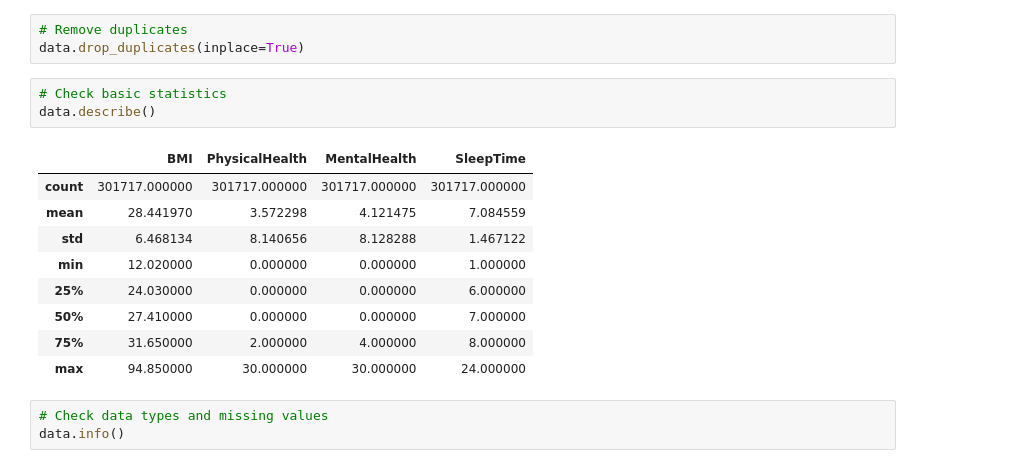
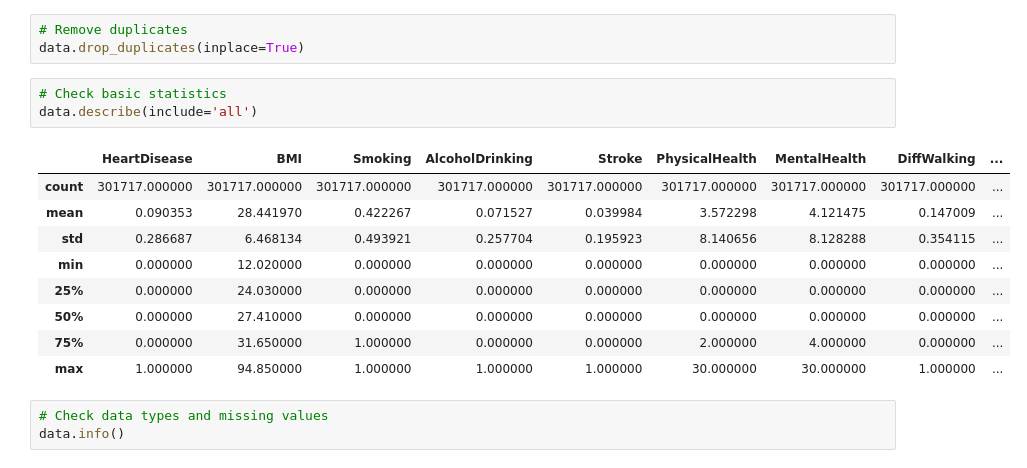
Before and after one commit to alexquilis1/mlproject, a Jupyter notebook: Stage2 - copia.ipynb, the cells around one changed output. Cells and saved outputs as stored; diff of their text form.

```diff
--- a/Stage2 - copia.ipynb
+++ b/Stage2 - copia.ipynb
@@ -39,17 +33,17 @@ Duplicates detected: 18078
 data.drop_duplicates(inplace=True)
 # %%
 # Check basic statistics
-data.describe()
+data.describe(include='all')
 # %% [output]
-|  | BMI | PhysicalHealth | MentalHealth | SleepTime |
-| count | 301717.000000 | 301717.000000 | 301717.000000 | 301717.000000 |
-| mean | 28.441970 | 3.572298 | 4.121475 | 7.084559 |
-| std | 6.468134 | 8.140656 | 8.128288 | 1.467122 |
-| min | 12.020000 | 0.000000 | 0.000000 | 1.000000 |
-| 25% | 24.030000 | 0.000000 | 0.000000 | 6.000000 |
-| 50% | 27.410000 | 0.000000 | 0.000000 | 7.000000 |
-| 75% | 31.650000 | 2.000000 | 4.000000 | 8.000000 |
-| max | 94.850000 | 30.000000 | 30.000000 | 24.000000 |
+|  | HeartDisease | BMI | Smoking | AlcoholDrinking | Stroke | PhysicalHealth | MentalHealth | DiffWalking | ... |
+| count | 301717.000000 | 301717.000000 | 301717.000000 | 301717.000000 | 301717.000000 | 301717.000000 | 301717.000000 | 301717.000000 | ... |
+| mean | 0.090353 | 28.441970 | 0.422267 | 0.071527 | 0.039984 | 3.572298 | 4.121475 | 0.147009 | ... |
+| std | 0.286687 | 6.468134 | 0.493921 | 0.257704 | 0.195923 | 8.140656 | 8.128288 | 0.354115 | ... |
+| min | 0.000000 | 12.020000 | 0.000000 | 0.000000 | 0.000000 | 0.000000 | 0.000000 | 0.000000 | ... |
+| 25% | 0.000000 | 24.030000 | 0.000000 | 0.000000 | 0.000000 | 0.000000 | 0.000000 | 0.000000 | ... |
+| 50% | 0.000000 | 27.410000 | 0.000000 | 0.000000 | 0.000000 | 0.000000 | 0.000000 | 0.000000 | ... |
+| 75% | 0.000000 | 31.650000 | 1.000000 | 0.000000 | 0.000000 | 2.000000 | 4.000000 | 0.000000 | ... |
+| max | 1.000000 | 94.850000 | 1.000000 | 1.000000 | 1.000000 | 30.000000 | 30.000000 | 1.000000 | ... |
 # %%
 # Check data types and missing values
 data.info()
```
Also changed, not shown: parts of 5 cells of this notebook, 2 other files.
